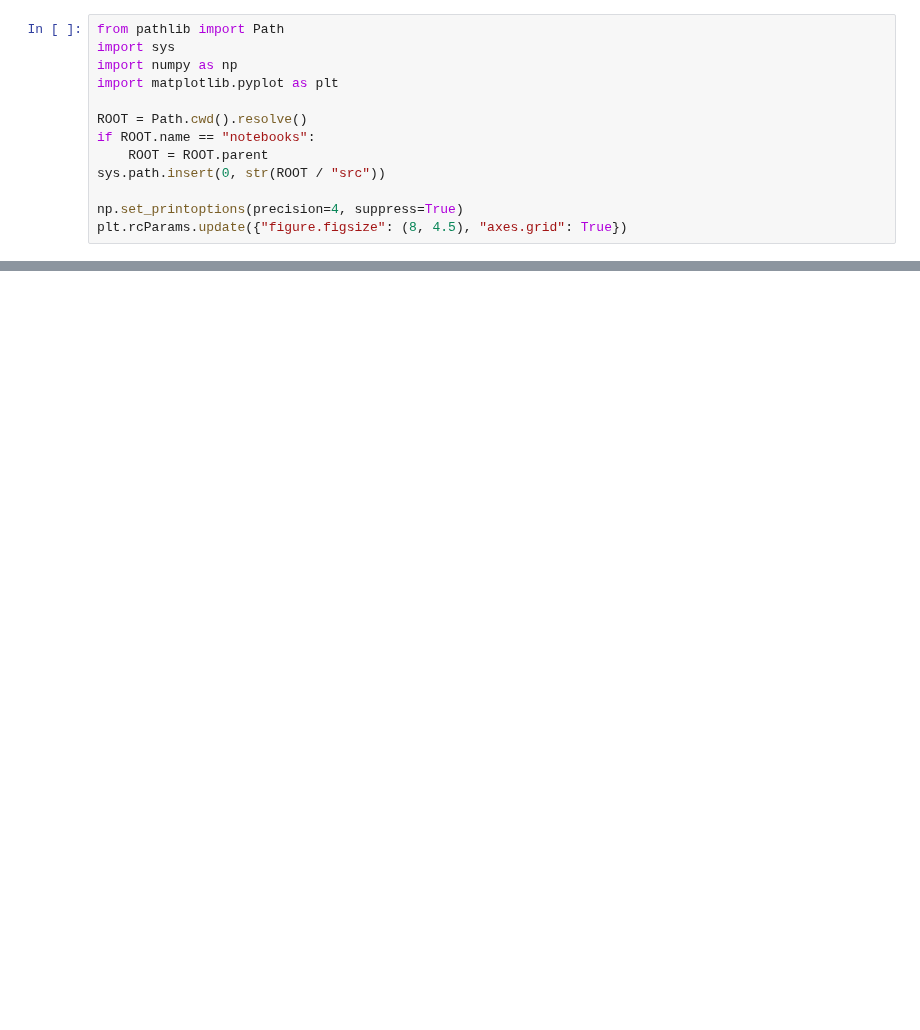
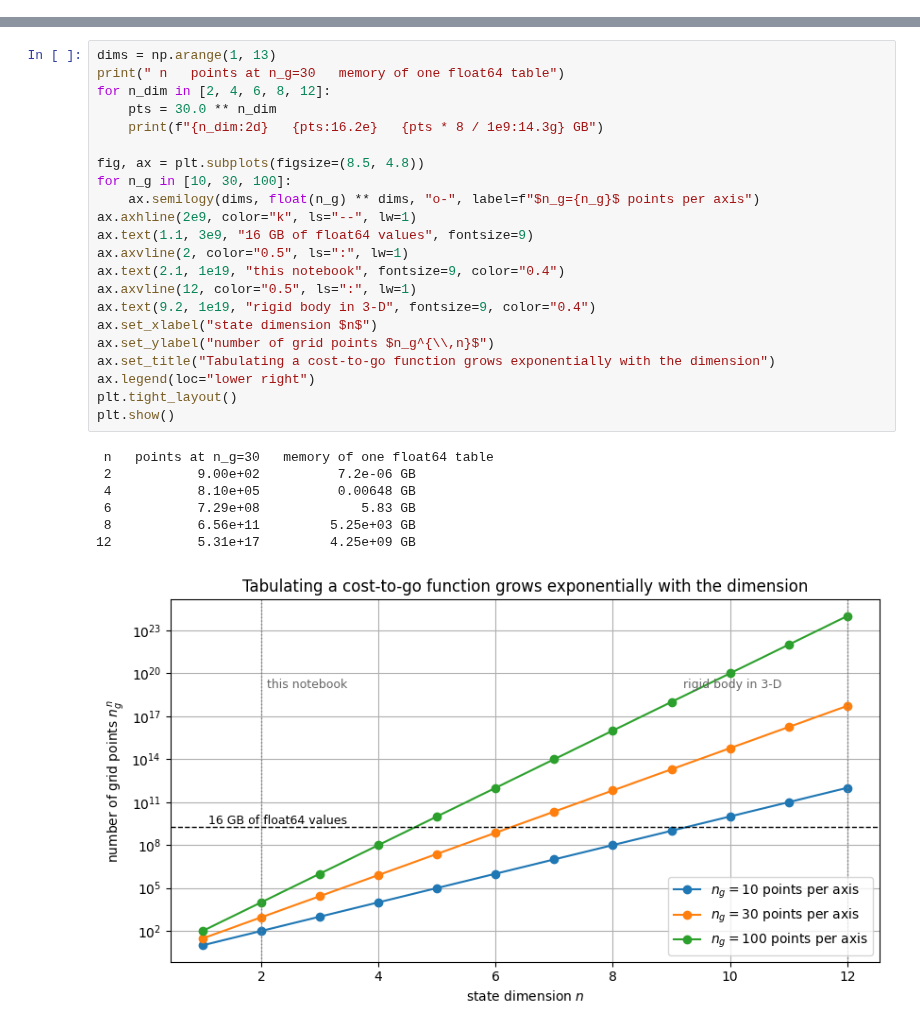
Before and after one commit to ElieRouphael/advanced_mpc_lmpc_lab, a Jupyter notebook: notebooks/08_dynamic_programming_to_rl.ipynb, the cells around one changed output, grey strips where cells are left out. Saved outputs shown, nothing was run; the diff lists cells and outputs as text; blank space fills up the shorter version.

```diff
--- a/notebooks/08_dynamic_programming_to_rl.ipynb
+++ b/notebooks/08_dynamic_programming_to_rl.ipynb
@@ -5,13 +0,0 @@ MPC, LMPC, dynamic programming, and reinforcement learning use different vocabul
-# %%
-from pathlib import Path
-import sys
-import numpy as np
-import matplotlib.pyplot as plt
-
-ROOT = Path.cwd().resolve()
-if ROOT.name == "notebooks":
-    ROOT = ROOT.parent
-sys.path.insert(0, str(ROOT / "src"))
-
-np.set_printoptions(precision=4, suppress=True)
-plt.rcParams.update({"figure.figsize": (8, 4.5), "axes.grid": True})
@@ -150,0 +780,30 @@ LMPC and DQN both learn something related to long-term value, but they use it ve
+# %%
+dims = np.arange(1, 13)
+print(" n   points at n_g=30   memory of one float64 table")
+for n_dim in [2, 4, 6, 8, 12]:
+    pts = 30.0 ** n_dim
+    print(f"{n_dim:2d}   {pts:16.2e}   {pts * 8 / 1e9:14.3g} GB")
+
+fig, ax = plt.subplots(figsize=(8.5, 4.8))
+for n_g in [10, 30, 100]:
+    ax.semilogy(dims, float(n_g) ** dims, "o-", label=f"$n_g={n_g}$ points per axis")
+ax.axhline(2e9, color="k", ls="--", lw=1)
+ax.text(1.1, 3e9, "16 GB of float64 values", fontsize=9)
+ax.axvline(2, color="0.5", ls=":", lw=1)
+ax.text(2.1, 1e19, "this notebook", fontsize=9, color="0.4")
+ax.axvline(12, color="0.5", ls=":", lw=1)
+ax.text(9.2, 1e19, "rigid body in 3-D", fontsize=9, color="0.4")
+ax.set_xlabel("state dimension $n$")
+ax.set_ylabel("number of grid points $n_g^{\\,n}$")
+ax.set_title("Tabulating a cost-to-go function grows exponentially with the dimension")
+ax.legend(loc="lower right")
+plt.tight_layout()
+plt.show()
+# %% [output]
+ n   points at n_g=30   memory of one float64 table
+ 2           9.00e+02          7.2e-06 GB
+ 4           8.10e+05          0.00648 GB
+ 6           7.29e+08             5.83 GB
+ 8           6.56e+11         5.25e+03 GB
+12           5.31e+17         4.25e+09 GB
+[figure, added]
```
Also changed, not shown: parts of 41 cells of this notebook, 19 other files.
